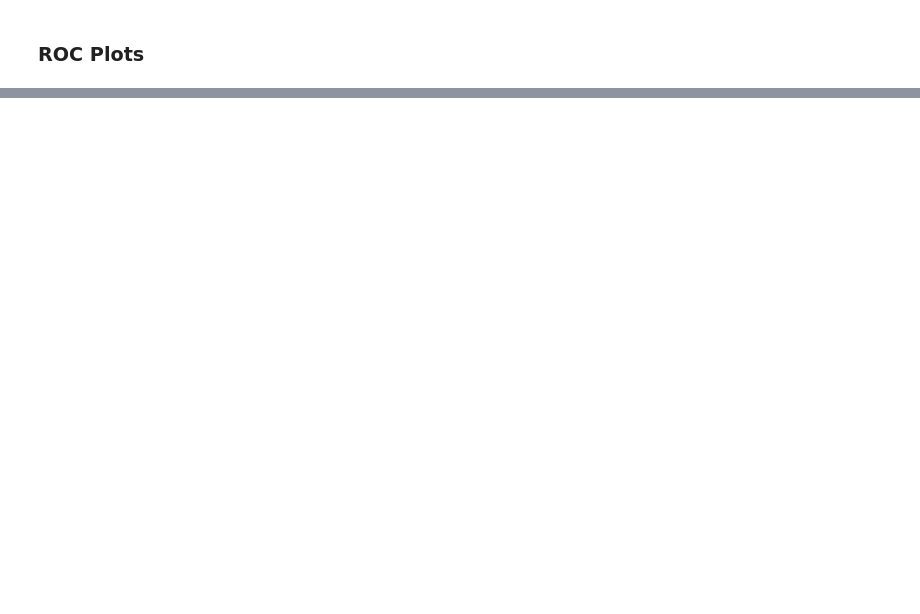
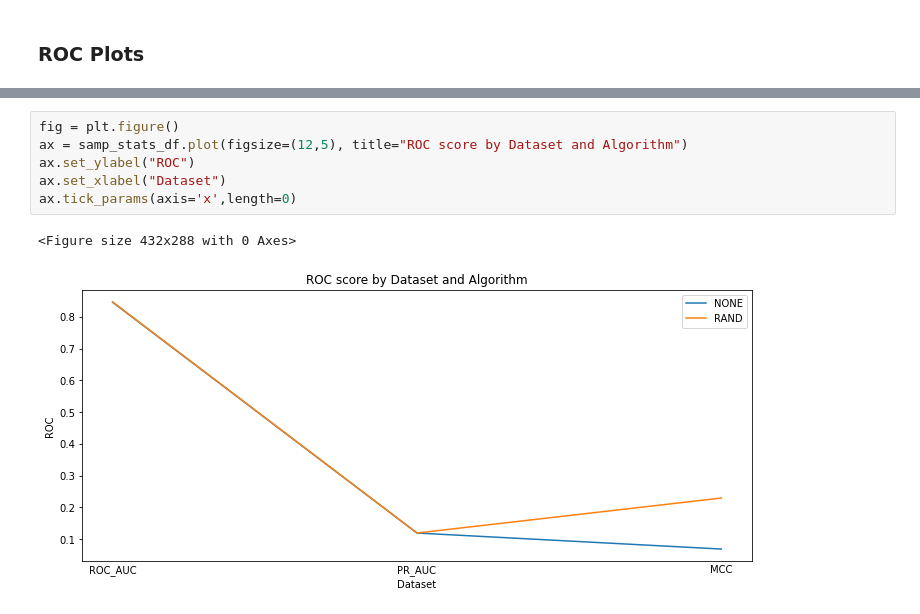
Before and after one commit to lhncbc/MFM_bopf, a Jupyter notebook: src/multi_predict/plot_results.ipynb, the cells around one changed output, grey strips where cells are left out. Drawn from its saved outputs; the diff is of its cells as text; blank space fills up the shorter version.

```diff
--- a/src/multi_predict/plot_results.ipynb
+++ b/src/multi_predict/plot_results.ipynb
@@ -23,0 +64,9 @@ ty_max = ty['ROC_AUC'].max()
+# %%
+fig = plt.figure()
+ax = samp_stats_df.plot(figsize=(12,5), title="ROC score by Dataset and Algorithm")
+ax.set_ylabel("ROC")
+ax.set_xlabel("Dataset")
+ax.tick_params(axis='x',length=0)
+# %% [output]
+<Figure size 432x288 with 0 Axes>
+[figure, added]
```
Also changed, not shown: parts of 20 cells of this notebook, 1 other file.
